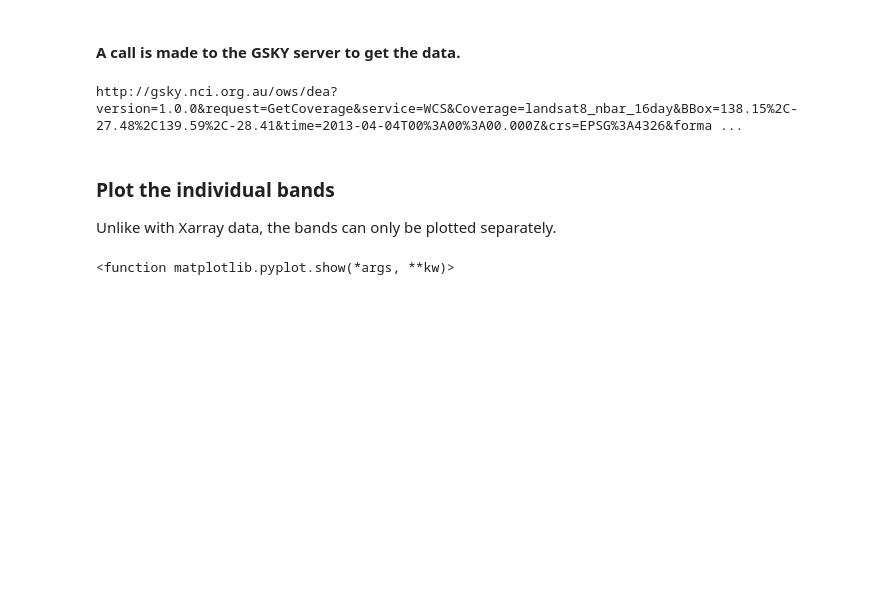
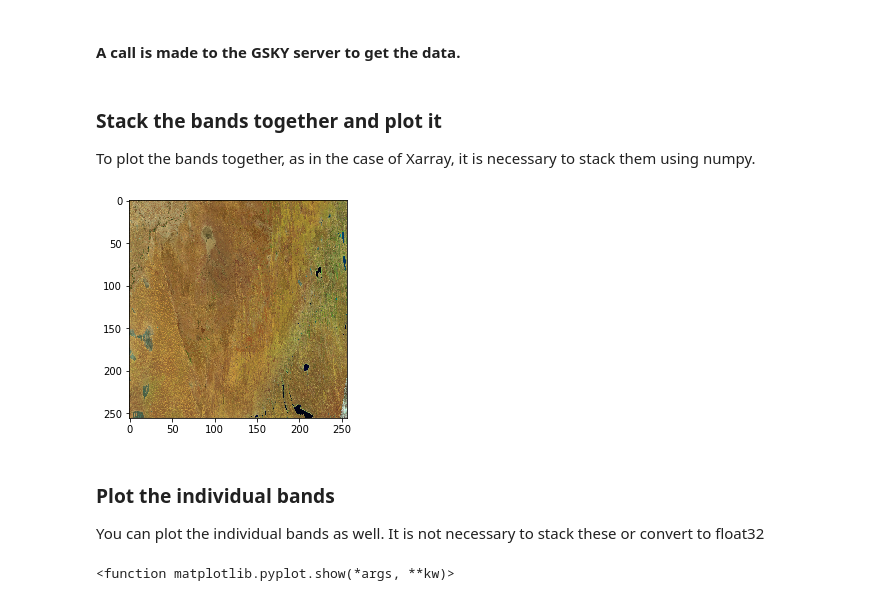
Before and after one commit to asivapra/gsky-demos, a Jupyter notebook: DEA_to_GSKY_Example_2_Diskless.ipynb, the cells around one changed output. Saved outputs shown, nothing was run; the diff lists cells and outputs as text; code cells hidden in the pictures; blank space fills up the shorter version.

```diff
--- a/DEA_to_GSKY_Example_2_Diskless.ipynb
+++ b/DEA_to_GSKY_Example_2_Diskless.ipynb
@@ -127,7 +136,7 @@ bbox
 # %%
 # Construct the URL for a WCS call and send it to the GSKY server.
 # Style can be False Color (fc) or True Color (tc)
-# This NB uses only NetCDF and EPSG:4326. Hence, do not change these.
+# This notebook uses only NetCDF and EPSG:4326. Hence, do not change these.
 # If any error, the displayed URL can be opened in a browser to see the actual error message.
 output = wcs.getCoverage(identifier=layer, Styles='fc',
                          time=[wcs[layer].timepositions[t]],
@@ -136,13 +145,36 @@ output = wcs.getCoverage(identifier=layer, Styles='fc',
 
 # Read the output into diskless NetCDF
 nc = Dataset('dtemp.nc','r',diskless=True,persist=False, memory=output.read())
-print(output.geturl())
+
+# Uncomment next line to see the URL sent to the GSKY server.
+# print(output.geturl())
-# %% [output]
-http://gsky.nci.org.au/ows/dea?version=1.0.0&request=GetCoverage&service=WCS&Coverage=landsat8_nbar_16day&BBox=138.15%2C-27.48%2C139.59%2C-28.41&time=2013-04-04T00%3A00%3A00.000Z&crs=EPSG%3A4326&forma ...
-# %% [markdown]
-### Plot the individual bands
-
-Unlike with Xarray data, the bands can only be plotted separately.
+# %% [markdown]
+### Stack the bands together and plot it
+To plot the bands together, as in the case of Xarray, it is necessary to stack them using numpy.
+# %%
+band1 = nc.variables['Band1']
+band2 = nc.variables['Band2']
+band3 = nc.variables['Band3']
+
+# Stack the three bands together and cast it as float32
+# In the line below the 'axis=2' ensures that the data shape is 256,256,3
+rgb = np.stack([nc.variables['Band%d' % (b+1)] for b in range(3)], axis=2).astype(np.float32)
+
+# Convert all values into a range from 0 to 1. This is important.
+rgb /= rgb.max()
+
+# Uncomment next line to see the data values.
+# print(rgb)
+
+# Plot it
+imgplot = plt.imshow(rgb)
+plt.show()
+# %% [output]
+[figure, added]
+# %% [markdown]
+### Plot the individual bands
+
+You can plot the individual bands as well. It is not necessary to stack these or convert to float32
 # %%
 band1 = nc.variables['Band1'][:]
 plt.imshow(band1, cmap='Blues')
```
Also changed, not shown: parts of 2 cells of this notebook, 7 other files.
